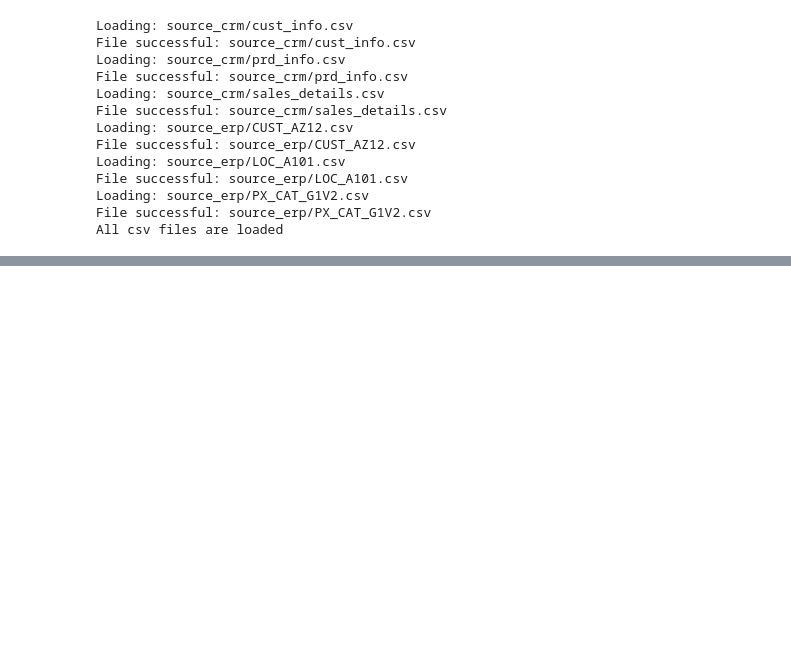
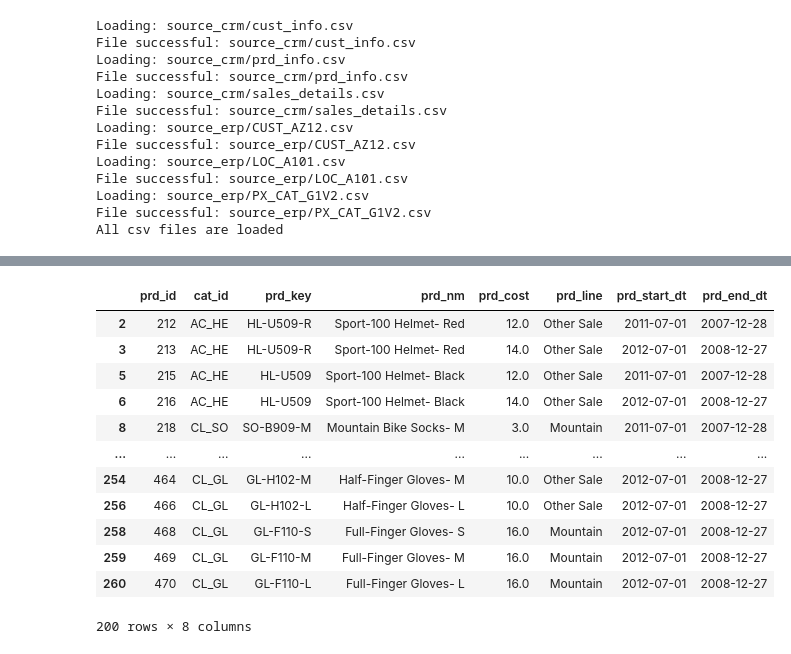
Before and after one commit to yezaw-zafki/Python-Portfolios, a Jupyter notebook: ETL.ipynb, the cells around one changed output, grey strips where cells are left out. Drawn from its saved outputs; the diff is of its cells as text; code cells hidden in the pictures; blank space fills up the shorter version.

```diff
--- a/ETL.ipynb
+++ b/ETL.ipynb
@@ -164 +251,20 @@ df=df.dropna(subset=["prd_id","prd_key"])
+# %%
+# Validate: Check for any remaining date range violations
+validation_result = df_product[df_product["prd_start_dt"] > df_product["prd_end_dt"]]
+print(f"Rows with start_date > end_date: {len(validation_result)}")
+validation_result
+# %% [output]
+|  | prd_id | cat_id | prd_key | prd_nm | prd_cost | prd_line | prd_start_dt | prd_end_dt |
+| 2 | 212 | AC_HE | HL-U509-R | Sport-100 Helmet- Red | 12.0 | Other Sale | 2011-07-01 | 2007-12-28 |
+| 3 | 213 | AC_HE | HL-U509-R | Sport-100 Helmet- Red | 14.0 | Other Sale | 2012-07-01 | 2008-12-27 |
+| 5 | 215 | AC_HE | HL-U509 | Sport-100 Helmet- Black | 12.0 | Other Sale | 2011-07-01 | 2007-12-28 |
+| 6 | 216 | AC_HE | HL-U509 | Sport-100 Helmet- Black | 14.0 | Other Sale | 2012-07-01 | 2008-12-27 |
+| 8 | 218 | CL_SO | SO-B909-M | Mountain Bike Socks- M | 3.0 | Mountain | 2011-07-01 | 2007-12-28 |
+| ... | ... | ... | ... | ... | ... | ... | ... | ... |
+| 254 | 464 | CL_GL | GL-H102-M | Half-Finger Gloves- M | 10.0 | Other Sale | 2012-07-01 | 2008-12-27 |
+| 256 | 466 | CL_GL | GL-H102-L | Half-Finger Gloves- L | 10.0 | Other Sale | 2012-07-01 | 2008-12-27 |
+| 258 | 468 | CL_GL | GL-F110-S | Full-Finger Gloves- S | 16.0 | Mountain | 2012-07-01 | 2008-12-27 |
+| 259 | 469 | CL_GL | GL-F110-M | Full-Finger Gloves- M | 16.0 | Mountain | 2012-07-01 | 2008-12-27 |
+| 260 | 470 | CL_GL | GL-F110-L | Full-Finger Gloves- L | 16.0 | Mountain | 2012-07-01 | 2008-12-27 |
+200 rows × 8 columns
 # %%
```
Also changed, not shown: parts of 14 cells of this notebook.
